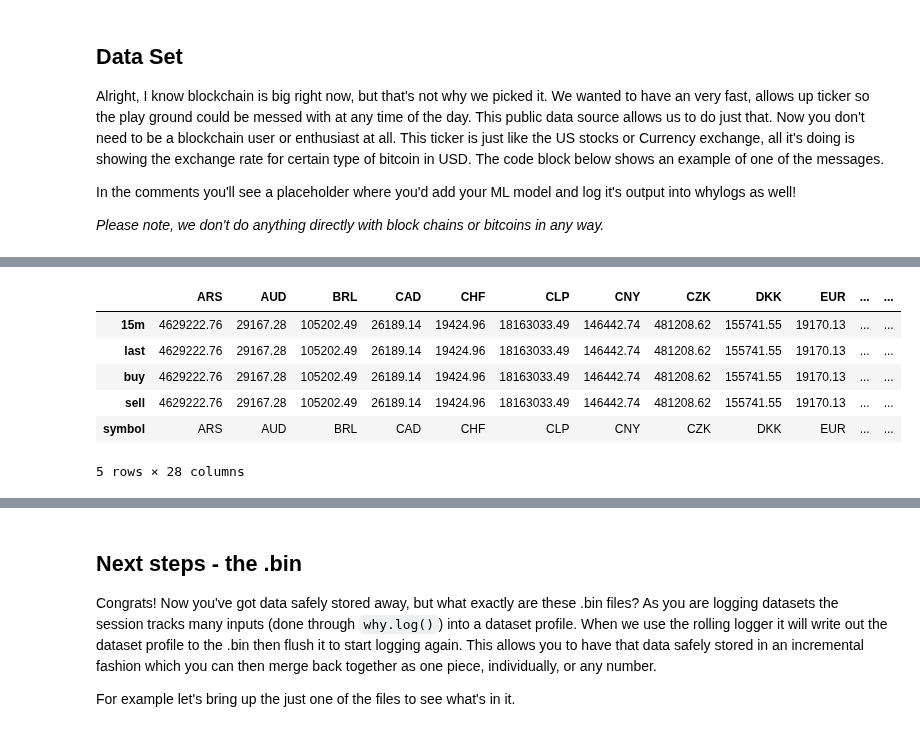
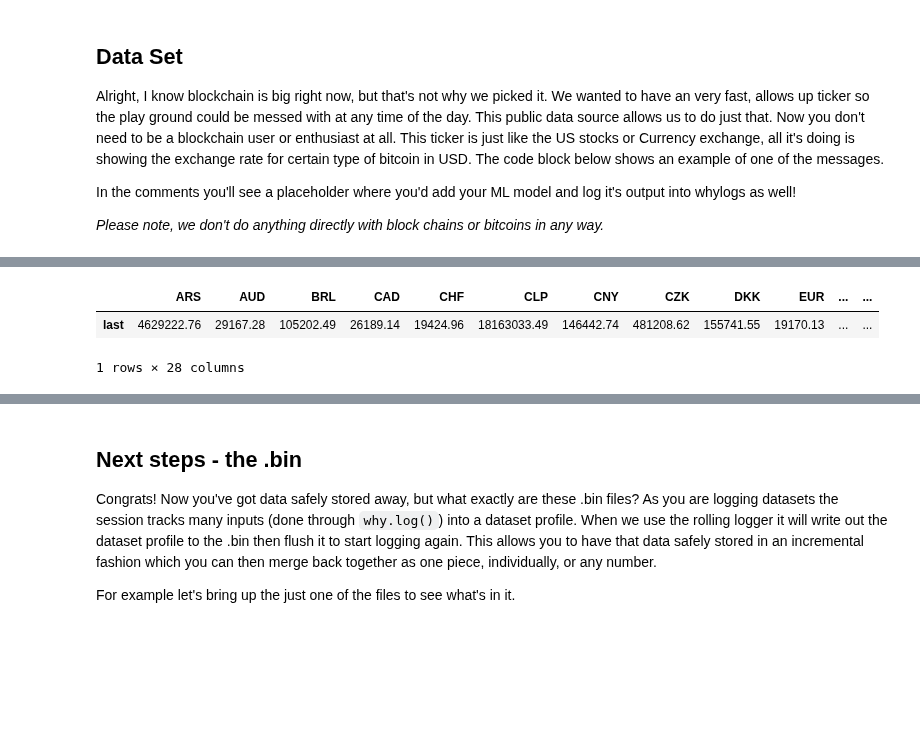
Before and after one commit to whylabs/whylogs, a Jupyter notebook: python/examples/advanced/Log_Rotation_for_Streaming_Data/Streaming_Data_with_Log_Rotation.ipynb, the cells around one changed output, grey strips where cells are left out. Drawn from its saved outputs; the diff is of its cells as text; code cells hidden in the pictures; blank space fills up the shorter version.

Commit message:
update notebook based on feedback - changing phrasing and the mock file

```diff
--- a/python/examples/advanced/Log_Rotation_for_Streaming_Data/Streaming_Data_with_Log_Rotation.ipynb
+++ b/python/examples/advanced/Log_Rotation_for_Streaming_Data/Streaming_Data_with_Log_Rotation.ipynb
@@ -64,12 +164,8 @@ In the comments you'll see a placeholder where you'd add your ML model and log i
 # %%
-example_path = os.path.join("mock_input", "moc_1655923486.322933.json")
+example_path = os.path.join("mock_input", "moc_message.json")
 example_df = pd.read_json(example_path)
 example_df
 # %% [output]
 |  | ARS | AUD | BRL | CAD | CHF | CLP | CNY | CZK | DKK | EUR | ... | ... |
-| 15m | 4629222.76 | 29167.28 | 105202.49 | 26189.14 | 19424.96 | 18163033.49 | 146442.74 | 481208.62 | 155741.55 | 19170.13 | ... | ... |
 | last | 4629222.76 | 29167.28 | 105202.49 | 26189.14 | 19424.96 | 18163033.49 | 146442.74 | 481208.62 | 155741.55 | 19170.13 | ... | ... |
-| buy | 4629222.76 | 29167.28 | 105202.49 | 26189.14 | 19424.96 | 18163033.49 | 146442.74 | 481208.62 | 155741.55 | 19170.13 | ... | ... |
-| sell | 4629222.76 | 29167.28 | 105202.49 | 26189.14 | 19424.96 | 18163033.49 | 146442.74 | 481208.62 | 155741.55 | 19170.13 | ... | ... |
-| symbol | ARS | AUD | BRL | CAD | CHF | CLP | CNY | CZK | DKK | EUR | ... | ... |
-5 rows × 28 columns
+1 rows × 28 columns
```
Also changed, not shown: parts of 13 cells of this notebook.
